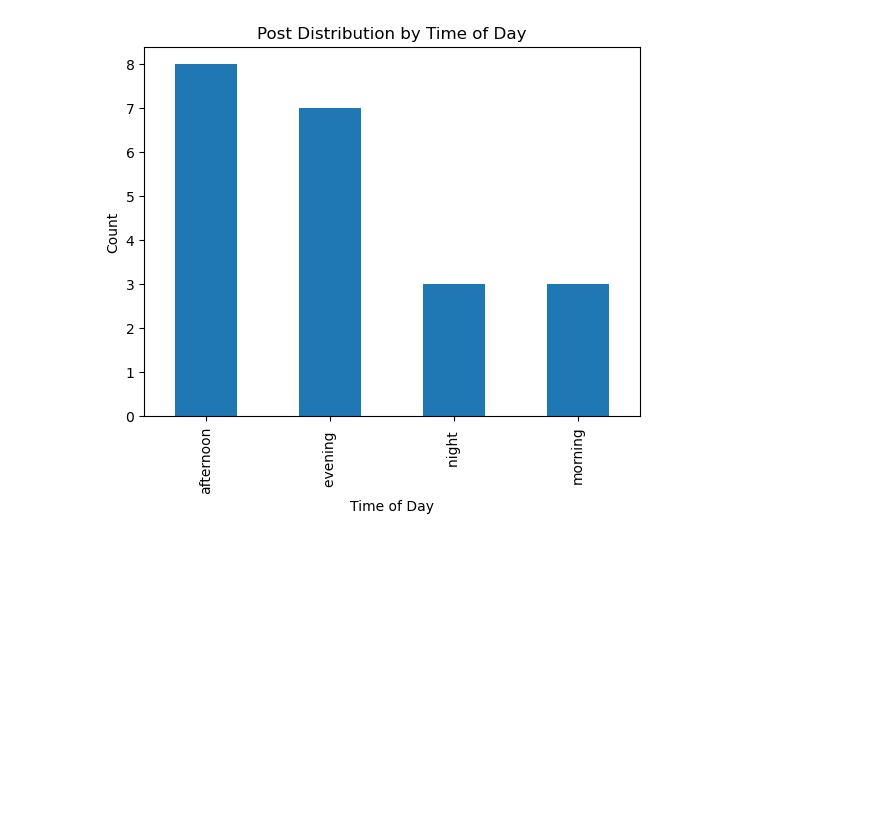
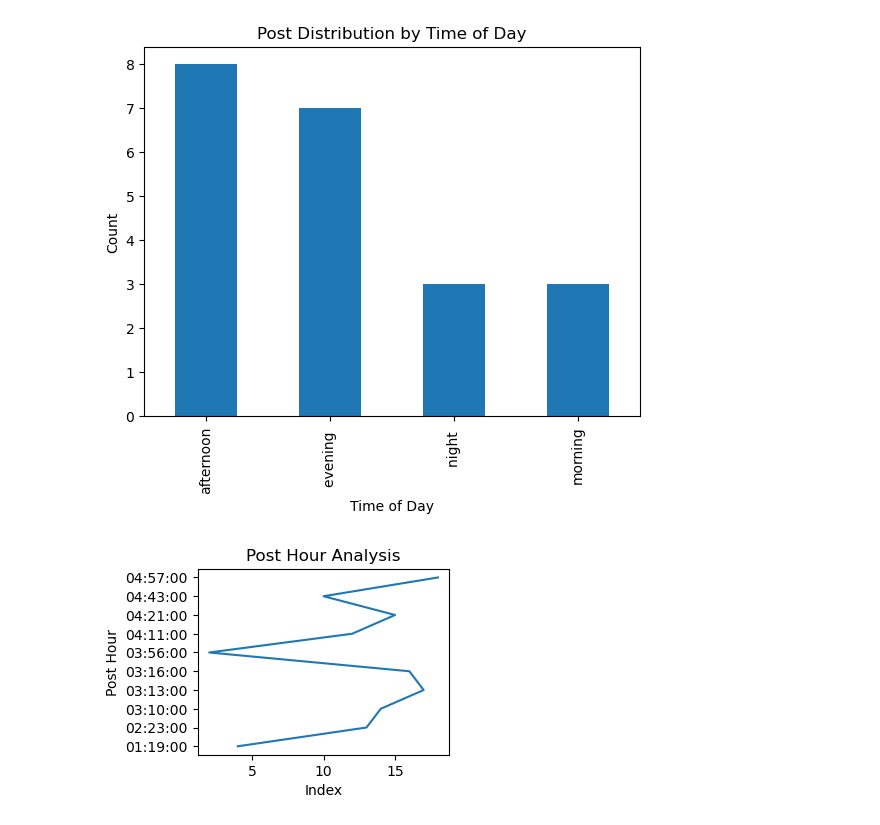
Before and after one commit to jodahe1/Tech-savvy-bank-, a Jupyter notebook: Task-1/BankAnalysis.ipynb, the cells around one changed output. Cells and saved outputs as stored; diff of their text form; code cells hidden in the pictures; blank space fills up the shorter version.

```diff
--- a/Task-1/BankAnalysis.ipynb
+++ b/Task-1/BankAnalysis.ipynb
@@ -175,3 +191,23 @@ plt.ylabel('Count')
 plt.show()
 # %% [output]
 [figure]
+# %%
+# Sort the 'Post Hour' column in ascending order
+Boa_data.sort_values(by='Post Hour', inplace=True)
+
+# Extract the first ten data points of the 'Post Hour' column
+post_hour = Boa_data['Post Hour'].head(10)
+view = Boa_data['View']
+
+# Create the first chart - Line chart for 'Post Hour'
+plt.subplot(2, 2, 1)
+plt.plot(post_hour)
+plt.xlabel('Index')
+plt.ylabel('Post Hour')
+plt.title('Post Hour Analysis')
+
+# Adjust the layout and display the chart
+plt.tight_layout()
+plt.show()
+# %% [output]
+[figure, added]
```
Also changed, not shown: parts of 5 cells of this notebook, 1 other file.
